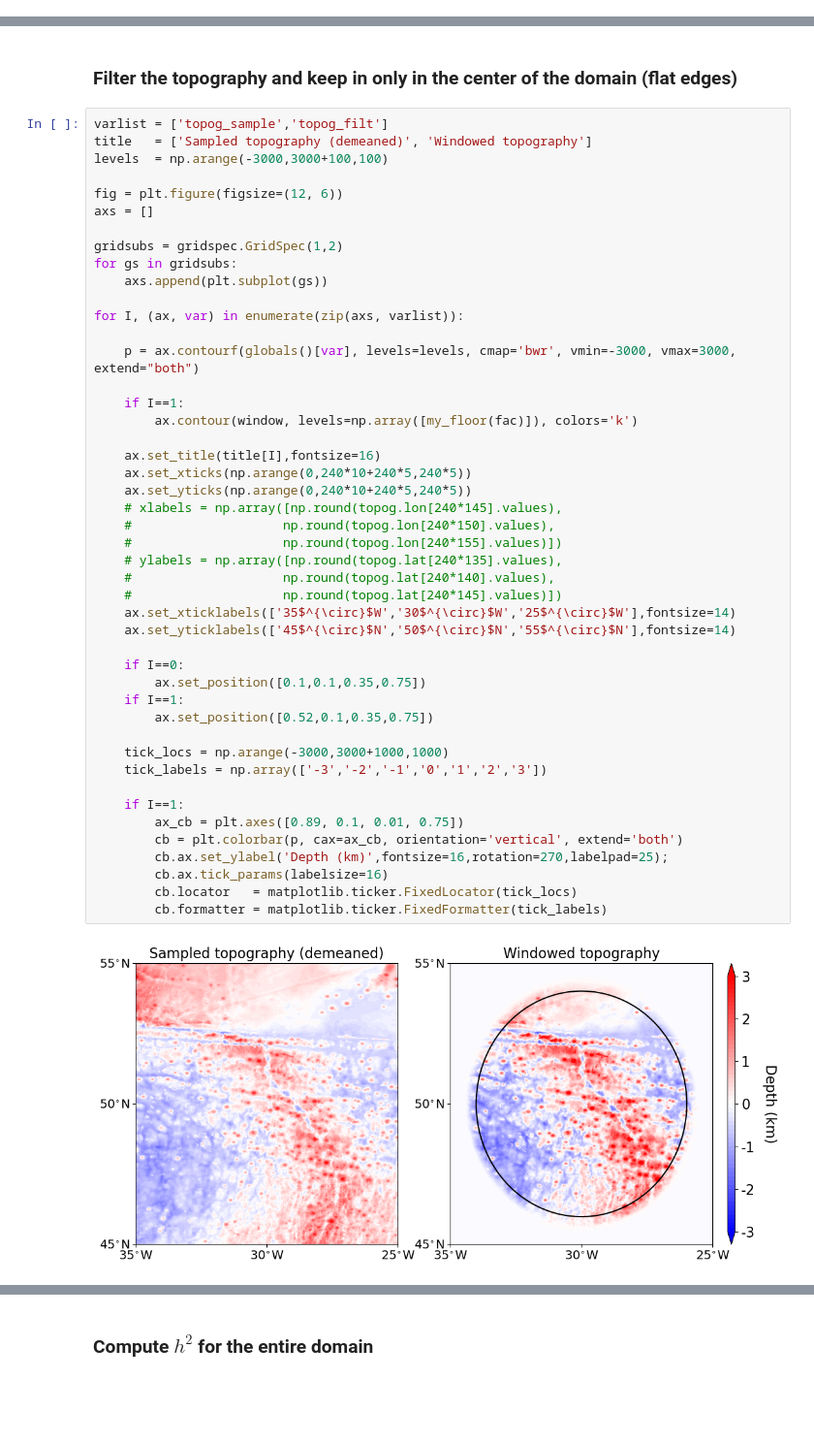
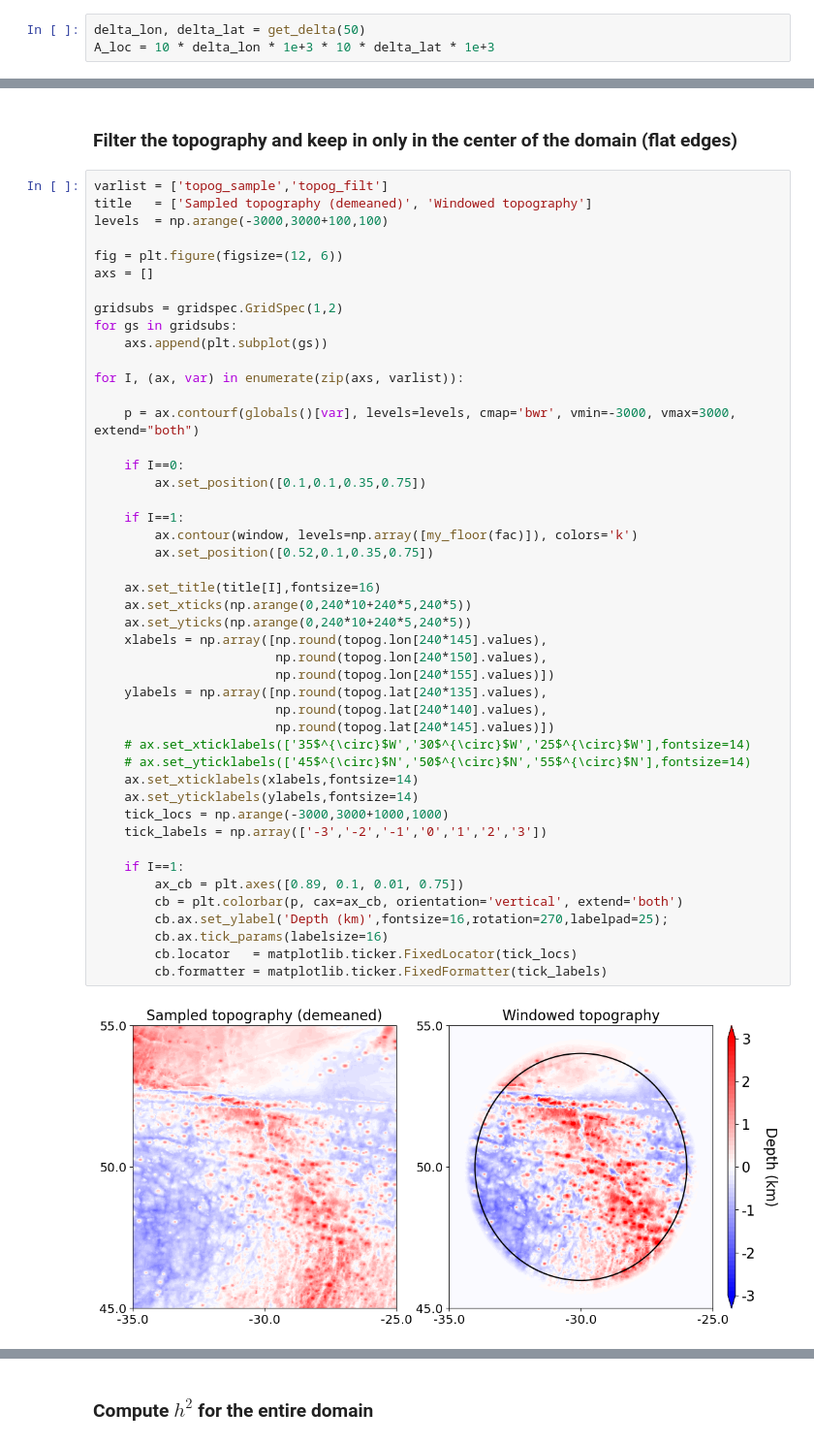
Before and after one commit to luweiyang/MOM6_global_tide_only, a Jupyter notebook: input/test_h2_window_vs_planefit.ipynb, the cells around one changed output, grey strips where cells are left out. Shown at 97% size. Drawn from its saved outputs; the diff is of its cells as text; blank space fills up the shorter version.

```diff
--- a/input/test_h2_window_vs_planefit.ipynb
+++ b/input/test_h2_window_vs_planefit.ipynb
@@ -165,4 +168,7 @@ Lon: 30.0 W;
 Lat: 50.0 N.
 # %% [markdown]
 ### Spectral analysis (including demean and windowing)
+# %%
+delta_lon, delta_lat = get_delta(50)
+A_loc = 10 * delta_lon * 1e+3 * 10 * delta_lat * 1e+3
 # %%
@@ -177,46 +208,46 @@ title   = ['Sampled topography (demeaned)', 'Windowed topography']
 levels  = np.arange(-3000,3000+100,100)
 
 fig = plt.figure(figsize=(12, 6))
 axs = []
 
 gridsubs = gridspec.GridSpec(1,2)
 for gs in gridsubs:
     axs.append(plt.subplot(gs))
 
 for I, (ax, var) in enumerate(zip(axs, varlist)):
 
     p = ax.contourf(globals()[var], levels=levels, cmap='bwr', vmin=-3000, vmax=3000, extend="both")
 
+    if I==0:
+        ax.set_position([0.1,0.1,0.35,0.75])
+
     if I==1:
         ax.contour(window, levels=np.array([my_floor(fac)]), colors='k')
+        ax.set_position([0.52,0.1,0.35,0.75])
 
     ax.set_title(title[I],fontsize=16)
     ax.set_xticks(np.arange(0,240*10+240*5,240*5))
     ax.set_yticks(np.arange(0,240*10+240*5,240*5))
-    # xlabels = np.array([np.round(topog.lon[240*145].values),
-    #                    np.round(topog.lon[240*150].values),
-    #                    np.round(topog.lon[240*155].values)])
-    # ylabels = np.array([np.round(topog.lat[240*135].values),
-    #                    np.round(topog.lat[240*140].values),
-    #                    np.round(topog.lat[240*145].values)])
-    ax.set_xticklabels(['35$^{\circ}$W','30$^{\circ}$W','25$^{\circ}$W'],fontsize=14)
-    ax.set_yticklabels(['45$^{\circ}$N','50$^{\circ}$N','55$^{\circ}$N'],fontsize=14)
-
-    if I==0:
-        ax.set_position([0.1,0.1,0.35,0.75])
-    if I==1:
-        ax.set_position([0.52,0.1,0.35,0.75])
-
+    xlabels = np.array([np.round(topog.lon[240*145].values),
+                        np.round(topog.lon[240*150].values),
+                        np.round(topog.lon[240*155].values)])
+    ylabels = np.array([np.round(topog.lat[240*135].values),
+                        np.round(topog.lat[240*140].values),
+                        np.round(topog.lat[240*145].values)])
+    # ax.set_xticklabels(['35$^{\circ}$W','30$^{\circ}$W','25$^{\circ}$W'],fontsize=14)
+    # ax.set_yticklabels(['45$^{\circ}$N','50$^{\circ}$N','55$^{\circ}$N'],fontsize=14)
+    ax.set_xticklabels(xlabels,fontsize=14)
+    ax.set_yticklabels(ylabels,fontsize=14)
     tick_locs = np.arange(-3000,3000+1000,1000)
     tick_labels = np.array(['-3','-2','-1','0','1','2','3'])
 
     if I==1:
         ax_cb = plt.axes([0.89, 0.1, 0.01, 0.75])
         cb = plt.colorbar(p, cax=ax_cb, orientation='vertical', extend='both')
         cb.ax.set_ylabel('Depth (km)',fontsize=16,rotation=270,labelpad=25);
         cb.ax.tick_params(labelsize=16)
         cb.locator   = matplotlib.ticker.FixedLocator(tick_locs)
         cb.formatter = matplotlib.ticker.FixedFormatter(tick_labels)
 # %% [output]
-[figure, old version]
+[figure, new version]
 # %% [markdown]
```
Also changed, not shown: parts of 49 cells of this notebook.
